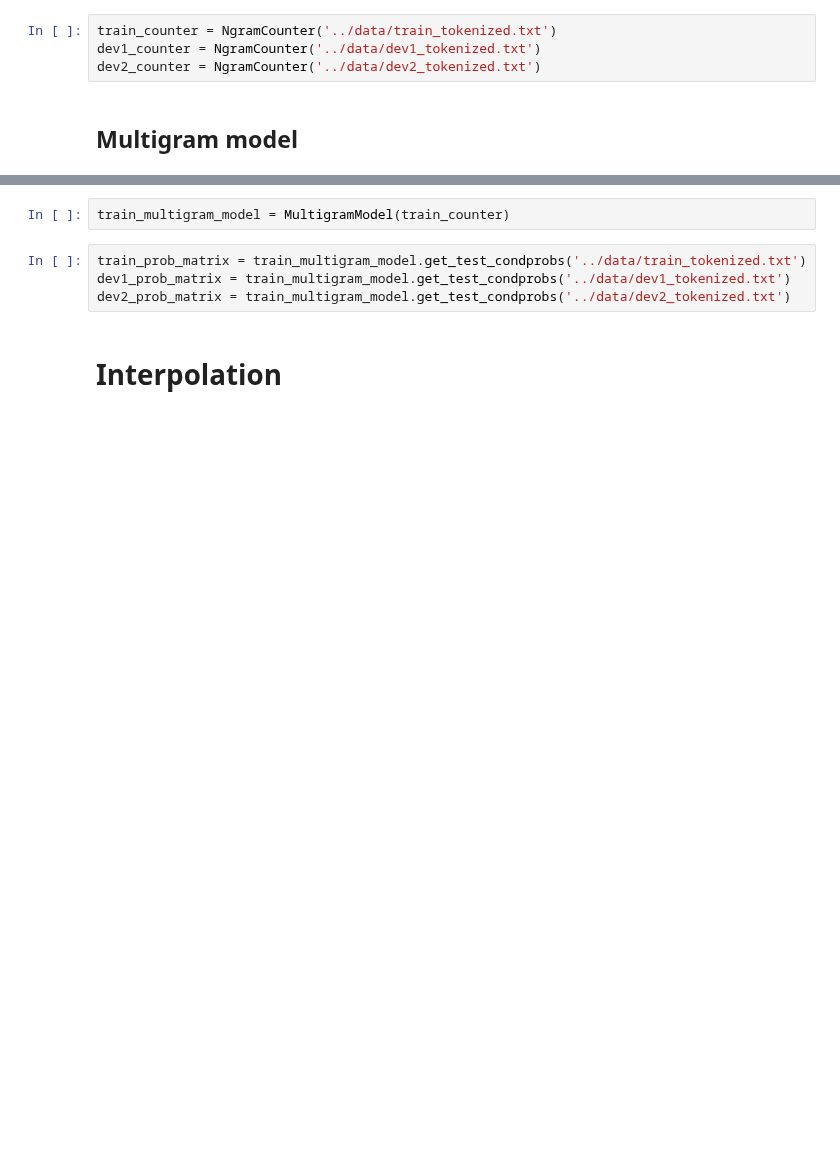
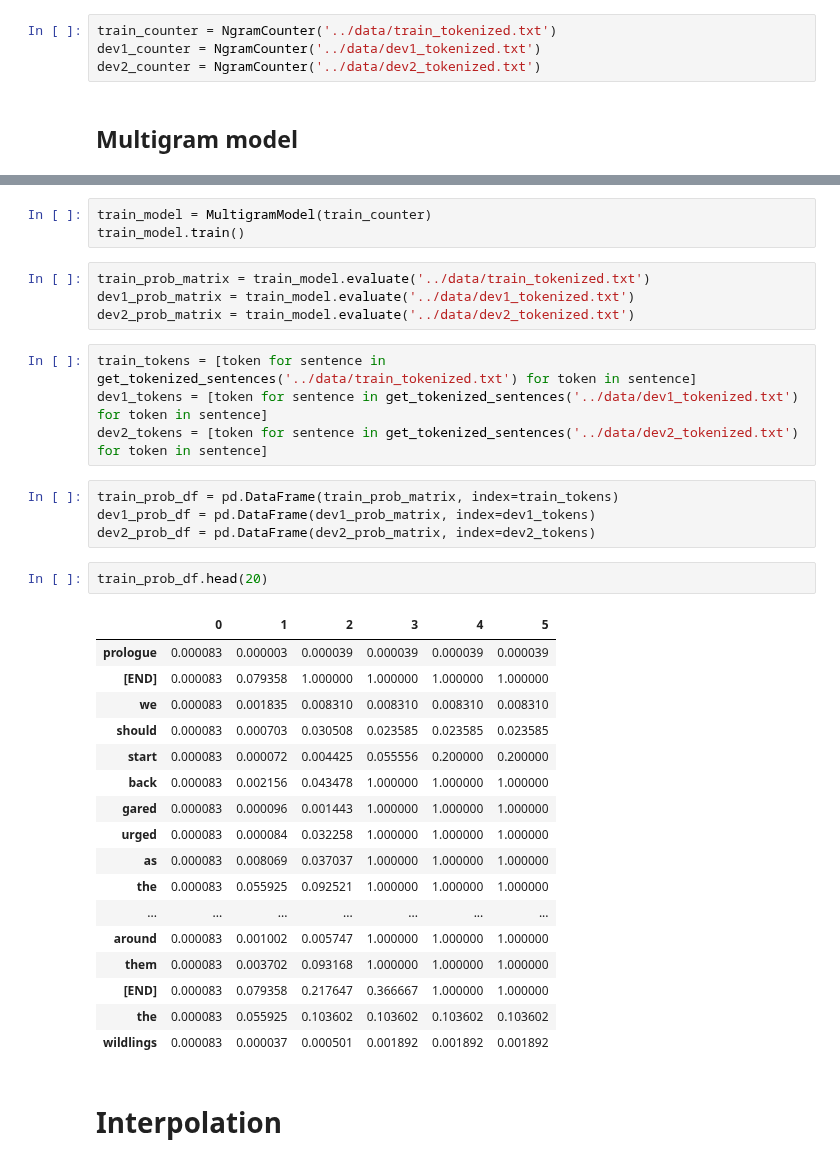
Before and after one commit to khanhnguyendata/ngram, a Jupyter notebook: analysis/part2.ipynb, the cells around one changed output, grey strips where cells are left out. Drawn from its saved outputs; the diff is of its cells as text; blank space fills up the shorter version.

```diff
--- a/analysis/part2.ipynb
+++ b/analysis/part2.ipynb
@@ -107,11 +126,40 @@ class MultigramModel(UnigramModel):
 
         return test_prob_matrix
 # %%
-train_multigram_model = MultigramModel(train_counter)
+train_model = MultigramModel(train_counter)
+train_model.train()
 # %%
-train_prob_matrix = train_multigram_model.get_test_condprobs('../data/train_tokenized.txt')
-dev1_prob_matrix = train_multigram_model.get_test_condprobs('../data/dev1_tokenized.txt')
-dev2_prob_matrix = train_multigram_model.get_test_condprobs('../data/dev2_tokenized.txt')
+train_prob_matrix = train_model.evaluate('../data/train_tokenized.txt')
+dev1_prob_matrix = train_model.evaluate('../data/dev1_tokenized.txt')
+dev2_prob_matrix = train_model.evaluate('../data/dev2_tokenized.txt')
+# %%
+train_tokens = [token for sentence in get_tokenized_sentences('../data/train_tokenized.txt') for token in sentence]
+dev1_tokens = [token for sentence in get_tokenized_sentences('../data/dev1_tokenized.txt') for token in sentence]
+dev2_tokens = [token for sentence in get_tokenized_sentences('../data/dev2_tokenized.txt') for token in sentence]
+# %%
+train_prob_df = pd.DataFrame(train_prob_matrix, index=train_tokens)
+dev1_prob_df = pd.DataFrame(dev1_prob_matrix, index=dev1_tokens)
+dev2_prob_df = pd.DataFrame(dev2_prob_matrix, index=dev2_tokens)
+# %%
+train_prob_df.head(20)
+# %% [output]
+|  | 0 | 1 | 2 | 3 | 4 | 5 |
+| prologue | 0.000083 | 0.000003 | 0.000039 | 0.000039 | 0.000039 | 0.000039 |
+| [END] | 0.000083 | 0.079358 | 1.000000 | 1.000000 | 1.000000 | 1.000000 |
+| we | 0.000083 | 0.001835 | 0.008310 | 0.008310 | 0.008310 | 0.008310 |
+| should | 0.000083 | 0.000703 | 0.030508 | 0.023585 | 0.023585 | 0.023585 |
+| start | 0.000083 | 0.000072 | 0.004425 | 0.055556 | 0.200000 | 0.200000 |
+| back | 0.000083 | 0.002156 | 0.043478 | 1.000000 | 1.000000 | 1.000000 |
+| gared | 0.000083 | 0.000096 | 0.001443 | 1.000000 | 1.000000 | 1.000000 |
+| urged | 0.000083 | 0.000084 | 0.032258 | 1.000000 | 1.000000 | 1.000000 |
+| as | 0.000083 | 0.008069 | 0.037037 | 1.000000 | 1.000000 | 1.000000 |
+| the | 0.000083 | 0.055925 | 0.092521 | 1.000000 | 1.000000 | 1.000000 |
+| ... | ... | ... | ... | ... | ... | ... |
+| around | 0.000083 | 0.001002 | 0.005747 | 1.000000 | 1.000000 | 1.000000 |
+| them | 0.000083 | 0.003702 | 0.093168 | 1.000000 | 1.000000 | 1.000000 |
+| [END] | 0.000083 | 0.079358 | 0.217647 | 0.366667 | 1.000000 | 1.000000 |
+| the | 0.000083 | 0.055925 | 0.103602 | 0.103602 | 0.103602 | 0.103602 |
+| wildlings | 0.000083 | 0.000037 | 0.000501 | 0.001892 | 0.001892 | 0.001892 |
 # %% [markdown]
 # Interpolation
 # %%
```
Also changed, not shown: parts of 10 cells of this notebook, 2 other files.
